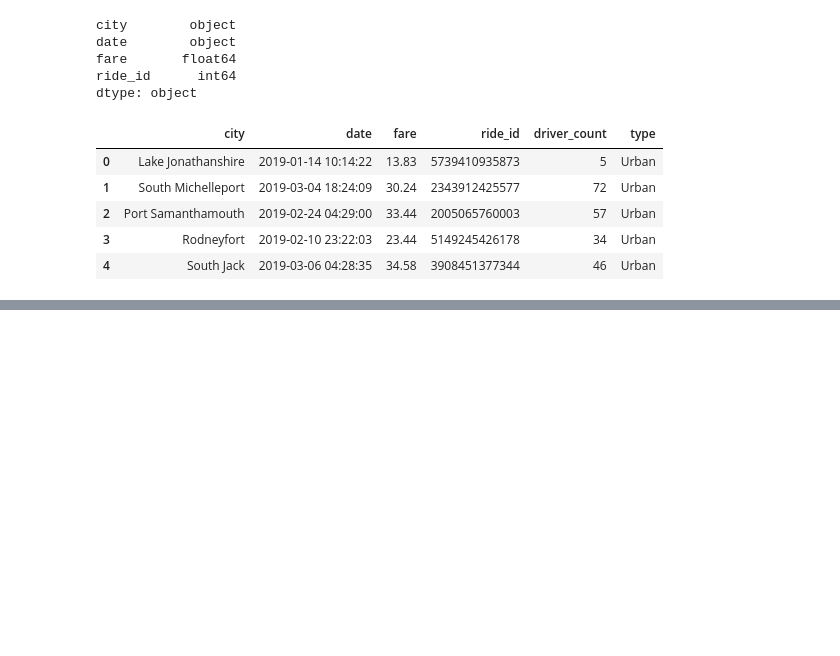
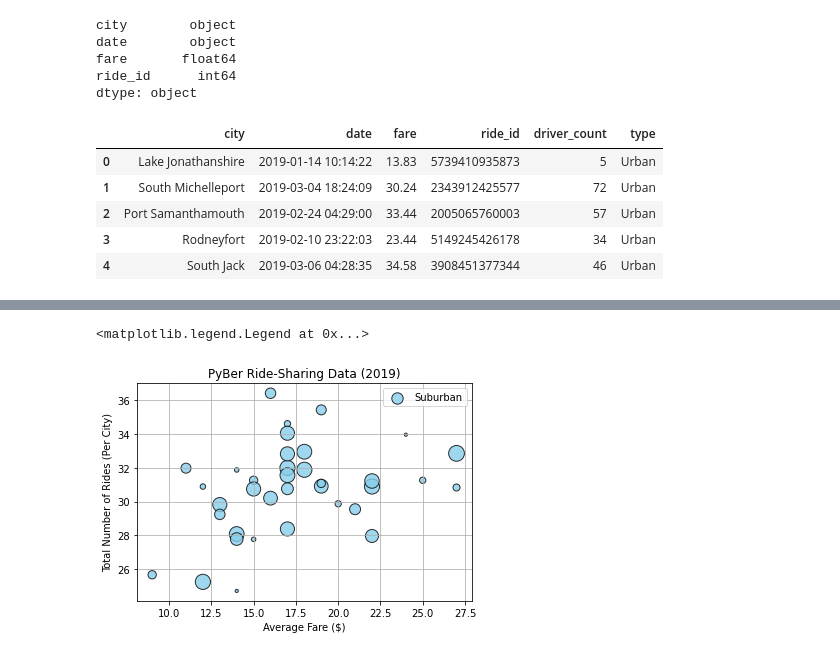
Before and after one commit to frankiebones/PyBer_Analysis, a Jupyter notebook: Pyber.ipynb, the cells around one changed output, grey strips where cells are left out. Drawn from its saved outputs; the diff is of its cells as text; code cells hidden in the pictures; blank space fills up the shorter version.

```diff
--- a/Pyber.ipynb
+++ b/Pyber.ipynb
@@ -112,0 +182,10 @@ pyber_data_df.head()
+# %%
+plt.scatter(sub_ride_count, avg_sub_fare, s=10*avg_sub_drivers, color='skyblue', alpha=0.8, label='Suburban', edgecolor='black', linewidths=1)
+plt.title("PyBer Ride-Sharing Data (2019)")
+plt.xlabel("Average Fare ($)")
+plt.ylabel("Total Number of Rides (Per City)")
+plt.grid(True)
+plt.legend()
+# %% [output]
+<matplotlib.legend.Legend at 0x...>
+[figure, added]
```
Also changed, not shown: parts of 7 cells of this notebook, 1 other file.
